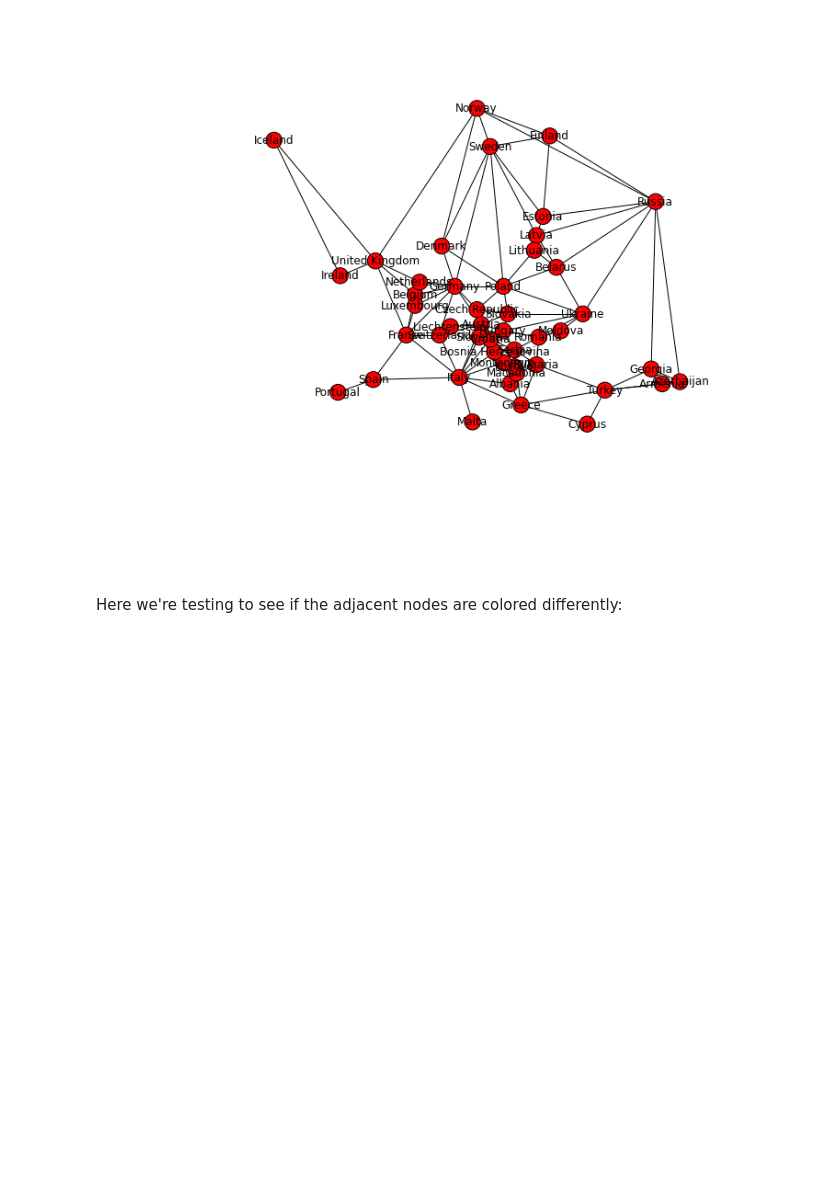
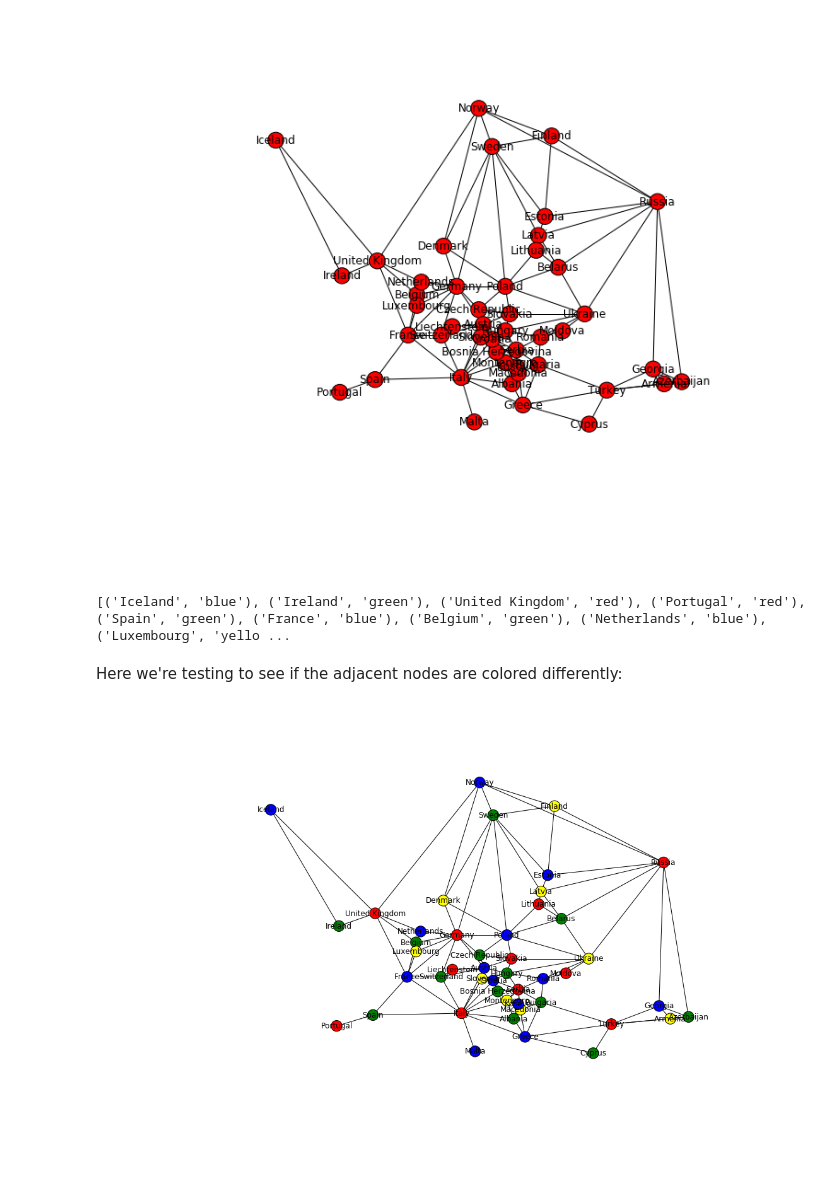
Before and after one commit to dchoi1357/JHU_Misc, a Jupyter notebook: AI/Module3/jwu74.ipynb, the cells around one changed output. Cells and saved outputs as stored; diff of their text form; code cells hidden in the pictures; blank space fills up the shorter version.

```diff
--- a/AI/Module3/jwu74.ipynb
+++ b/AI/Module3/jwu74.ipynb
@@ -177,15 +197 @@ def constrainedBy(assign, dests, val):
     return False
-# %%
-mp = connecticut
-mp['dests'] = [connectsTo(mp,n) for n,x in enumerate(mp['nodes'])]
-mp['degrees'] = [len(x) for x in mp['dests']]
-assign = [[0]*len(colors) for c in mp['nodes']]
-assign[3][2] = 1
-
-print( mp )
-print('')
-print(assign)
-print('')
-
-print( constrainedBy(mp, assign, 1, 2))
-print( checkForward(assign, [0, 1], 2))
@@ -304,7 +385,10 @@ draw_map( europe, (10, 8))
 # %% [output]
 [figure]
 # %%
-europe_colors = color_map( europe, ["red", "blue", "green", "yellow"], trace=True)
+europe_colors = color_map( europe, ["red", "blue", "green", "yellow"], trace=False)
+print(europe_colors)
+# %% [output]
+[('Iceland', 'blue'), ('Ireland', 'green'), ('United Kingdom', 'red'), ('Portugal', 'red'), ('Spain', 'green'), ('France', 'blue'), ('Belgium', 'green'), ('Netherlands', 'blue'), ('Luxembourg', 'yello ...
 # %% [markdown]
 Here we're testing to see if the adjacent nodes are colored differently:
 # %%
@@ -321,5 +405,7 @@ for start, end in edges:
 # %%
-draw_map( europe, (10,8), europe_colors)
+draw_map( europe, (15,10), europe_colors)
+# %% [output]
+[figure, added]
 # %%
 europe_colors = color_map( europe, ["red", "blue", "green"], trace=True)
 if europe_colors:
```
Also changed, not shown: parts of 13 cells of this notebook.
